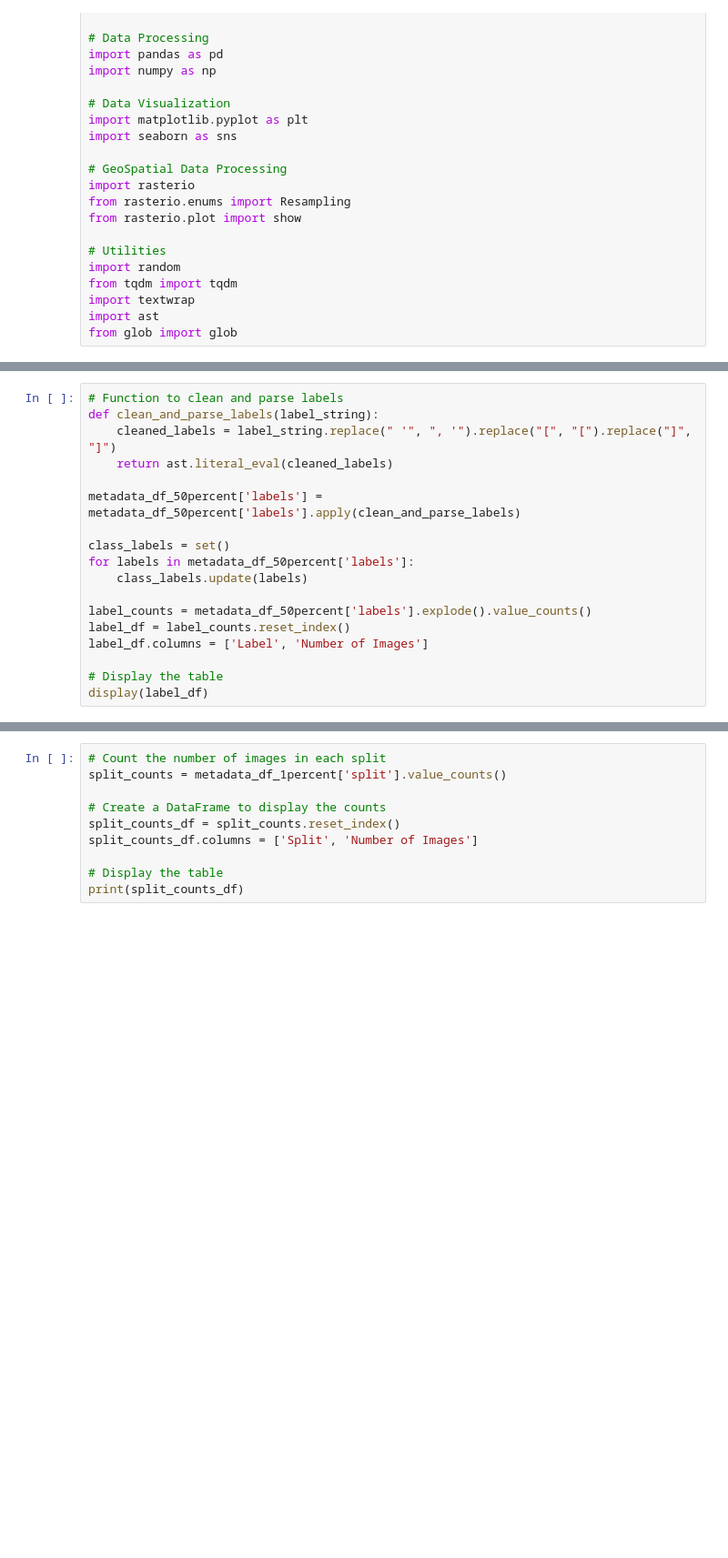
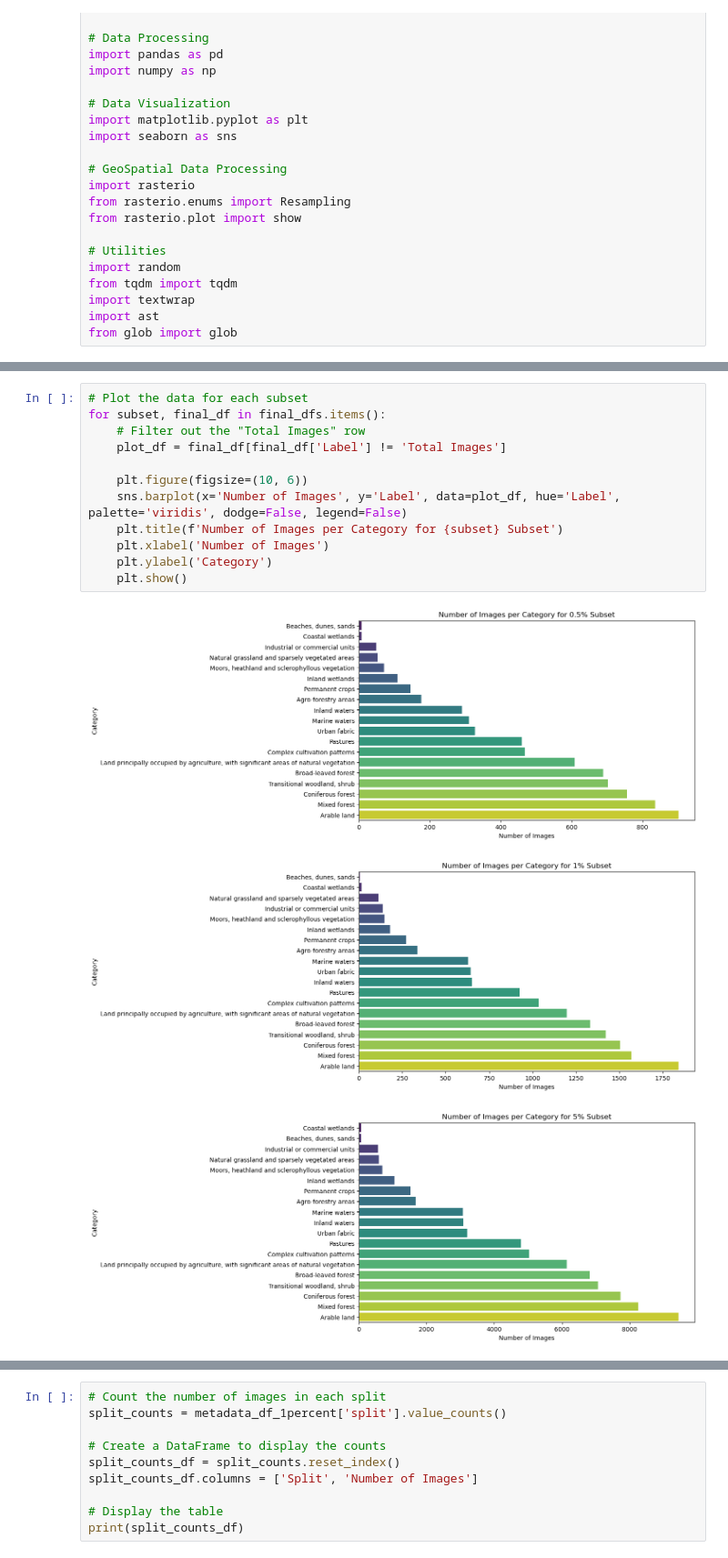
Before and after one commit to StaticRevo/FYP-Multi-Label-Classification-using-Deep-Learning, a Jupyter notebook: FYPProjectMultiSpectral/notebooks/data_exploration.ipynb, the cells around one changed output, grey strips where cells are left out. Shown at 91% size. Cells and saved outputs as stored; diff of their text form; blank space fills up the shorter version.

Commit message:
Updated data exploration

```diff
--- a/FYPProjectMultiSpectral/notebooks/data_exploration.ipynb
+++ b/FYPProjectMultiSpectral/notebooks/data_exploration.ipynb
@@ -33,21 +33,3 @@ metadata_df_original = pd.read_parquet(r'C:\Users\isaac\Downloads\metadata.parqu
 
 dataset_dir = r'C:\Users\isaac\Desktop\BigEarthTests\Subsets\1%Copy'
 original_dataset_dir = r'D:\Datasets\BigEarthNet-S2\100%BigEarthNet'
-# %%
-# Function to clean and parse labels
-def clean_and_parse_labels(label_string):
-    cleaned_labels = label_string.replace(" '", ", '").replace("[", "[").replace("]", "]")
-    return ast.literal_eval(cleaned_labels)
-
-metadata_df_50percent['labels'] = metadata_df_50percent['labels'].apply(clean_and_parse_labels)
-
-class_labels = set()
-for labels in metadata_df_50percent['labels']:
-    class_labels.update(labels)
-
-label_counts = metadata_df_50percent['labels'].explode().value_counts()
-label_df = label_counts.reset_index()
-label_df.columns = ['Label', 'Number of Images']
-
-# Display the table
-display(label_df)
@@ -71,0 +196,16 @@ display(label_df)
+# %%
+# Plot the data for each subset
+for subset, final_df in final_dfs.items():
+    # Filter out the "Total Images" row
+    plot_df = final_df[final_df['Label'] != 'Total Images']
+
+    plt.figure(figsize=(10, 6))
+    sns.barplot(x='Number of Images', y='Label', data=plot_df, hue='Label', palette='viridis', dodge=False, legend=False)
+    plt.title(f'Number of Images per Category for {subset} Subset')
+    plt.xlabel('Number of Images')
+    plt.ylabel('Category')
+    plt.show()
+# %% [output]
+[figure, added]
+[figure, added]
+[figure, added]
```
Also changed, not shown: parts of 5 cells of this notebook, 2 other files.
